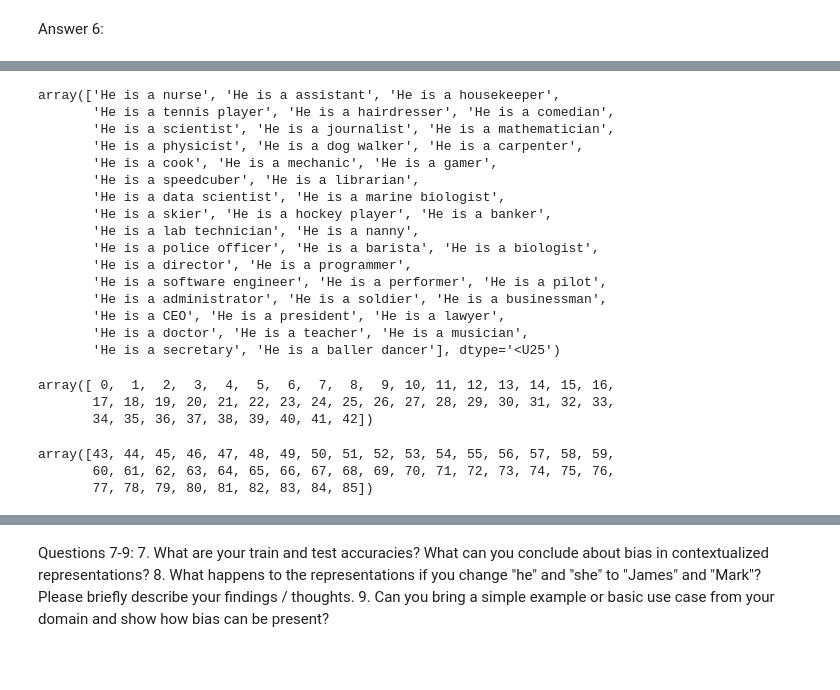
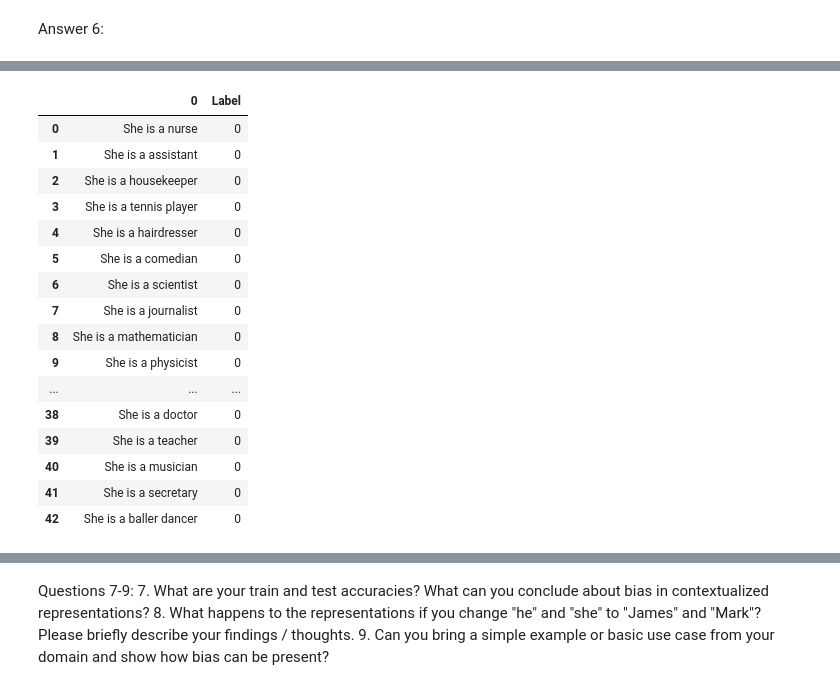
Before and after one commit to A00447694/Vector-Workshop, a Jupyter notebook: Chauhan-assignment1.ipynb, the cells around one changed output, grey strips where cells are left out. Drawn from its saved outputs; the diff is of its cells as text; code cells hidden in the pictures; blank space fills up the shorter version.

```diff
--- a/Chauhan-assignment1.ipynb
+++ b/Chauhan-assignment1.ipynb
@@ -399,31 +418,0 @@ array(['She is a nurse', 'She is a assistant', 'She is a housekeeper',
-# %%
-sentences_he
-# %% [output]
-array(['He is a nurse', 'He is a assistant', 'He is a housekeeper',
-       'He is a tennis player', 'He is a hairdresser', 'He is a comedian',
-       'He is a scientist', 'He is a journalist', 'He is a mathematician',
-       'He is a physicist', 'He is a dog walker', 'He is a carpenter',
-       'He is a cook', 'He is a mechanic', 'He is a gamer',
-       'He is a speedcuber', 'He is a librarian',
-       'He is a data scientist', 'He is a marine biologist',
-       'He is a skier', 'He is a hockey player', 'He is a banker',
-       'He is a lab technician', 'He is a nanny',
-       'He is a police officer', 'He is a barista', 'He is a biologist',
-       'He is a director', 'He is a programmer',
-       'He is a software engineer', 'He is a performer', 'He is a pilot',
-       'He is a administrator', 'He is a soldier', 'He is a businessman',
-       'He is a CEO', 'He is a president', 'He is a lawyer',
-       'He is a doctor', 'He is a teacher', 'He is a musician',
-       'He is a secretary', 'He is a baller dancer'], dtype='<U25')
-# %%
-idx_she
-# %% [output]
-array([ 0,  1,  2,  3,  4,  5,  6,  7,  8,  9, 10, 11, 12, 13, 14, 15, 16,
-       17, 18, 19, 20, 21, 22, 23, 24, 25, 26, 27, 28, 29, 30, 31, 32, 33,
-       34, 35, 36, 37, 38, 39, 40, 41, 42])
-# %%
-idx_he
-# %% [output]
-array([43, 44, 45, 46, 47, 48, 49, 50, 51, 52, 53, 54, 55, 56, 57, 58, 59,
-       60, 61, 62, 63, 64, 65, 66, 67, 68, 69, 70, 71, 72, 73, 74, 75, 76,
-       77, 78, 79, 80, 81, 82, 83, 84, 85])
@@ -429,0 +429,20 @@ array([43, 44, 45, 46, 47, 48, 49, 50, 51, 52, 53, 54, 55, 56, 57, 58, 59,
+# %%
+df_she
+# %% [output]
+|  | 0 | Label |
+| 0 | She is a nurse | 0 |
+| 1 | She is a assistant | 0 |
+| 2 | She is a housekeeper | 0 |
+| 3 | She is a tennis player | 0 |
+| 4 | She is a hairdresser | 0 |
+| 5 | She is a comedian | 0 |
+| 6 | She is a scientist | 0 |
+| 7 | She is a journalist | 0 |
+| 8 | She is a mathematician | 0 |
+| 9 | She is a physicist | 0 |
+| ... | ... | ... |
+| 38 | She is a doctor | 0 |
+| 39 | She is a teacher | 0 |
+| 40 | She is a musician | 0 |
+| 41 | She is a secretary | 0 |
+| 42 | She is a baller dancer | 0 |
```
Also changed, not shown: parts of 32 cells of this notebook.
